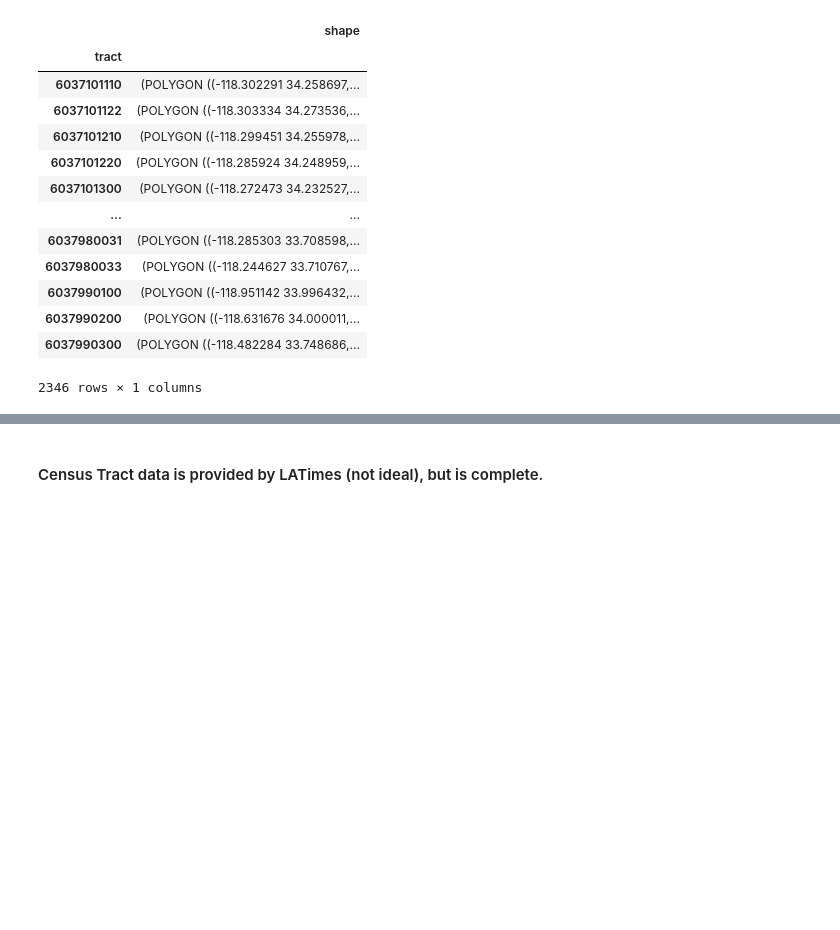
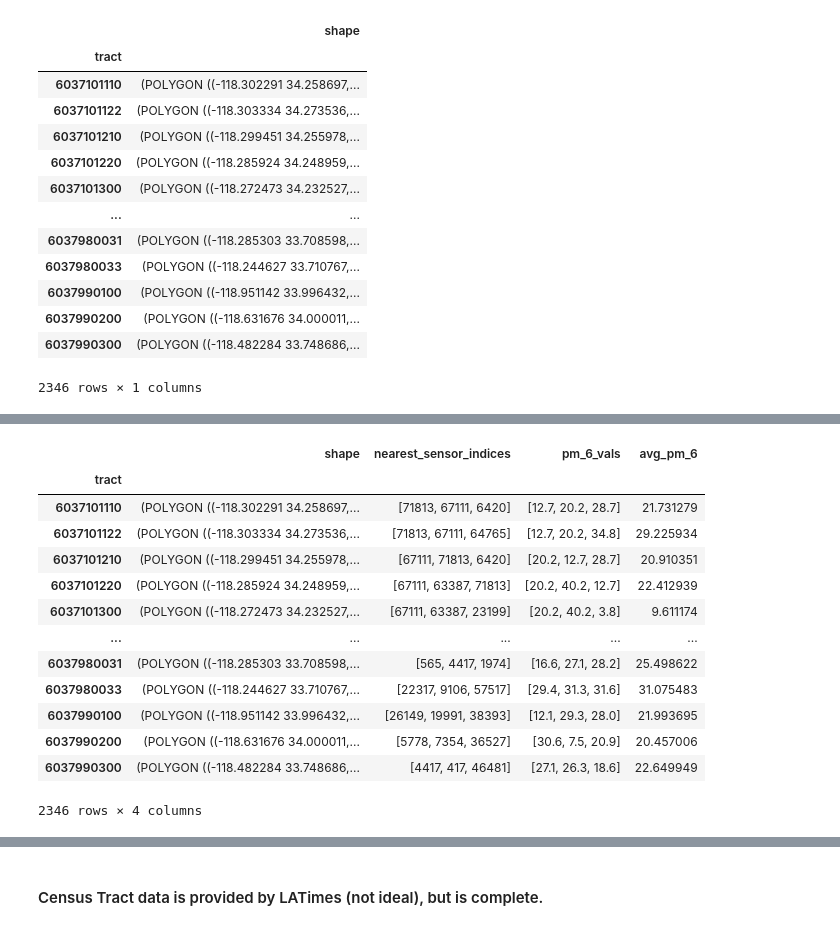
Before and after one commit to kevinmarlis/air-pollution-and-health, a Jupyter notebook: LA County PurpleAir Sensors.ipynb, the cells around one changed output, grey strips where cells are left out. Drawn from its saved outputs; the diff is of its cells as text; code cells hidden in the pictures; blank space fills up the shorter version.

```diff
--- a/LA County PurpleAir Sensors.ipynb
+++ b/LA County PurpleAir Sensors.ipynb
@@ -172,16 +190,17 @@ sensor_points_df
 # %%
 # Populate rtree index with sensor points
 idx = rt.index.Index()
-for index, row in sensor_points_df.iterrows():
+for index, row in la_county_sensors_df.iterrows():
     idx.insert(int(index), row['point'].bounds)
 # %%
 # Use rtree index's nearest function to find indexed point closest to the bounding box of the census tract
 # Could easily get the n closest sensors to calculate an average
-nearest_sensor = []
+nearest_sensors = []
 for index, row in census_tract_df.iterrows():
     geometry = row['shape']
 
-    nearest = list(idx.nearest((geometry.bounds), 1))[0]
-    nearest_sensor.append((index, nearest))
-nearest_sensor
+    nearest = list(idx.nearest((geometry.bounds), 3))[:3]
+    nearest_sensors.append(nearest)
+census_tract_df['nearest_sensor_indices'] = nearest_sensors
+census_tract_df
 # %% [output]
@@ -204,0 +221,12 @@ nearest_sensor
+# %%
+pm_6_cols = []
+for index, row in census_tract_df.iterrows():
+    closest_vals = []
+
+    for sensor_index in row['nearest_sensor_indices']:
+        sensor = la_county_sensors_df.loc[sensor_index]
+        closest_vals.append(sensor['pm_6'])
+
+    pm_6_cols.append(closest_vals)
+census_tract_df['pm_6_vals'] = pm_6_cols
+census_tract_df
@@ -204,0 +248,34 @@ nearest_sensor
+# %%
+# Calculate weighted average
+census_pm_6 = []
+
+for index, row in census_tract_df.iterrows():
+    distances = []
+    values = []
+    shape = row['shape']
+    for sensor_index in row['nearest_sensor_indices']:
+        sensor = la_county_sensors_df.loc[sensor_index]
+        distances.append(shape.boundary.distance(sensor.point))
+        values.append(sensor['pm_6'])
+
+    weighted_avg = np.average(values, weights=distances)
+
+    census_pm_6.append(weighted_avg)
+
+census_tract_df['avg_pm_6'] = census_pm_6
+census_tract_df
+# %% [output]
+|  | shape | nearest_sensor_indices | pm_6_vals | avg_pm_6 |
+| tract |  |  |  |  |
+| 6037101110 | (POLYGON ((-118.302291 34.258697,... | [71813, 67111, 6420] | [12.7, 20.2, 28.7] | 21.731279 |
+| 6037101122 | (POLYGON ((-118.303334 34.273536,... | [71813, 67111, 64765] | [12.7, 20.2, 34.8] | 29.225934 |
+| 6037101210 | (POLYGON ((-118.299451 34.255978,... | [67111, 71813, 6420] | [20.2, 12.7, 28.7] | 20.910351 |
+| 6037101220 | (POLYGON ((-118.285924 34.248959,... | [67111, 63387, 71813] | [20.2, 40.2, 12.7] | 22.412939 |
+| 6037101300 | (POLYGON ((-118.272473 34.232527,... | [67111, 63387, 23199] | [20.2, 40.2, 3.8] | 9.611174 |
+| ... | ... | ... | ... | ... |
+| 6037980031 | (POLYGON ((-118.285303 33.708598,... | [565, 4417, 1974] | [16.6, 27.1, 28.2] | 25.498622 |
+| 6037980033 | (POLYGON ((-118.244627 33.710767,... | [22317, 9106, 57517] | [29.4, 31.3, 31.6] | 31.075483 |
+| 6037990100 | (POLYGON ((-118.951142 33.996432,... | [26149, 19991, 38393] | [12.1, 29.3, 28.0] | 21.993695 |
+| 6037990200 | (POLYGON ((-118.631676 34.000011,... | [5778, 7354, 36527] | [30.6, 7.5, 20.9] | 20.457006 |
+| 6037990300 | (POLYGON ((-118.482284 33.748686,... | [4417, 417, 46481] | [27.1, 26.3, 18.6] | 22.649949 |
+2346 rows × 4 columns
```
Also changed, not shown: parts of 9 cells of this notebook, 3 other files.
